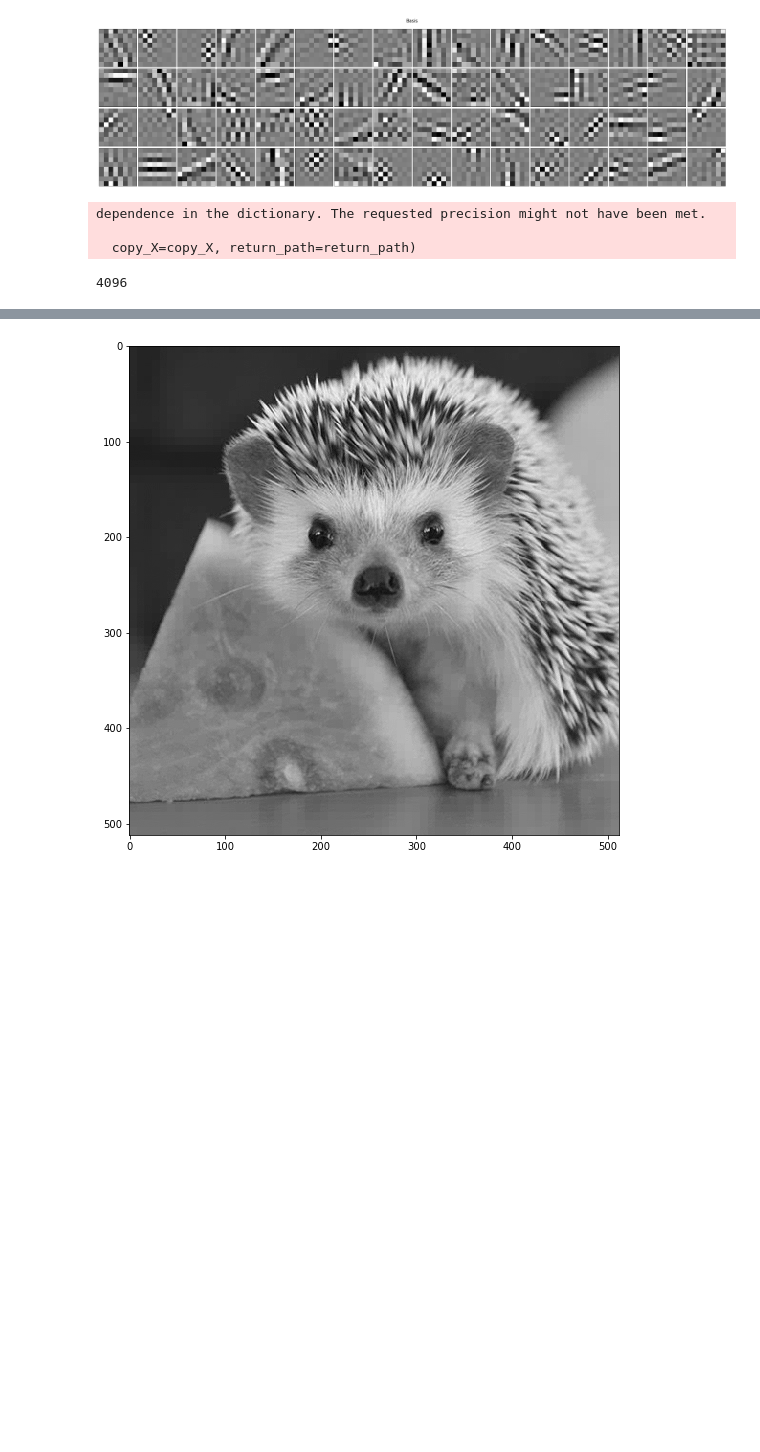
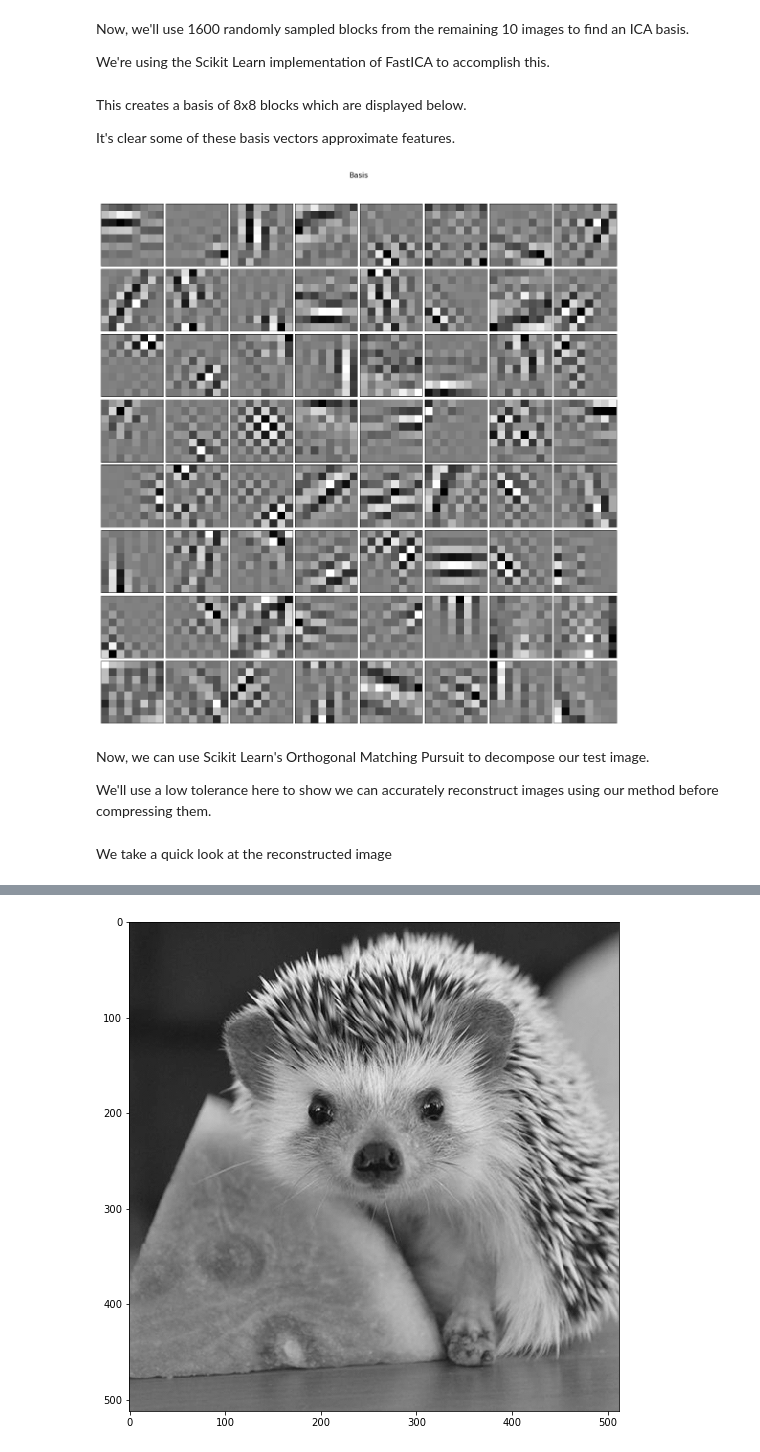
Before and after one commit to anblaine/208-final-project-blainehaleyteam, a Jupyter notebook: ICA_Test_w_kmeans.ipynb, the cells around one changed output, grey strips where cells are left out. Saved outputs shown, nothing was run; the diff lists cells and outputs as text; code cells hidden in the pictures; blank space fills up the shorter version.

```diff
--- a/ICA_Test_w_kmeans.ipynb
+++ b/ICA_Test_w_kmeans.ipynb
@@ -8,8 +18,9 @@ from scipy import misc
 
 plt.rcParams['figure.figsize'] = [16, 9]
 
-plt.imshow(images[3], cmap='gray')
+train = images[:5] + images[6:]
+test = images[5]
 
-test_image = misc.imread('Natural_Images/Resized/hedgehog2.png', mode='F')
-print(test_image.dtype)
+plt.imshow(test, cmap='gray')
+plt.show()
 # %% [output]
@@ -17,27 +27,33 @@ float32
 [figure]
+# %% [markdown]
+Now, we'll use 1600 randomly sampled blocks from the remaining 10 images to find an ICA basis.
+
+We're using the Scikit Learn implementation of FastICA to accomplish this.
 # %%
 from ICA import train_ICA, ICA_decompose
 block_size = 8
 
-basis, train, px, py = train_ICA(images, block_size, num_samples=3200)
+basis, train, px, py = train_ICA(train, block_size, num_samples=1600)
+# %% [markdown]
+This creates a basis of 8x8 blocks which are displayed below.
+
+It's clear some of these basis vectors approximate features.
 # %%
 from ICA import plot_gallery
-plot_gallery('Basis', basis, n_col=16, n_row=block_size ** 2 / 16, image_shape=(block_size,block_size))
+plot_gallery('Basis', basis, n_col=8, n_row=8, image_shape=(block_size,block_size))
 # %% [output]
-[figure, old version]
+[figure, new version]
+# %% [markdown]
+Now, we can use Scikit Learn's Orthogonal Matching Pursuit to decompose our test image.
+
+We'll use a low tolerance here to show we can accurately reconstruct images using our method before compressing them.
 # %%
-decomposition, intercept, iterations = ICA_decompose(images[3], block_size, basis, 300)
+decomposition, intercept, iterations = ICA_decompose(test, block_size, basis, 1)
-# %% [output]
-dependence in the dictionary. The requested precision might not have been met.
-
-  copy_X=copy_X, return_path=return_path)
+# %% [markdown]
+We take a quick look at the reconstructed image
 # %%
 from ICA import reconstruct
 reconstructed_image = reconstruct(decomposition, intercept, basis, block_size, images[3].shape)
-# %%
-print(len(decomposition))
-# %% [output]
-4096
 # %%
 import numpy as np
 plt.imshow(reconstructed_image, cmap='gray')
```
Also changed, not shown: parts of 18 cells of this notebook, 7 other files.
